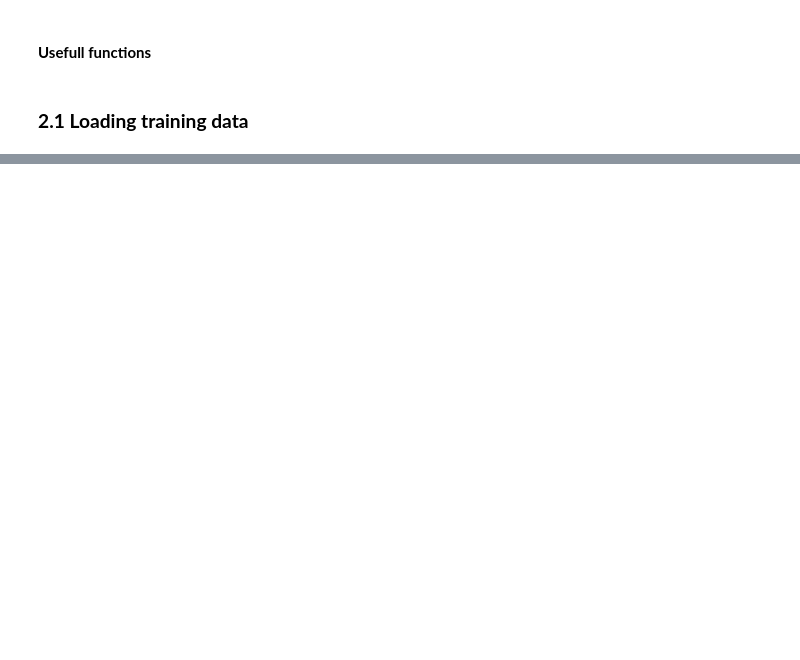
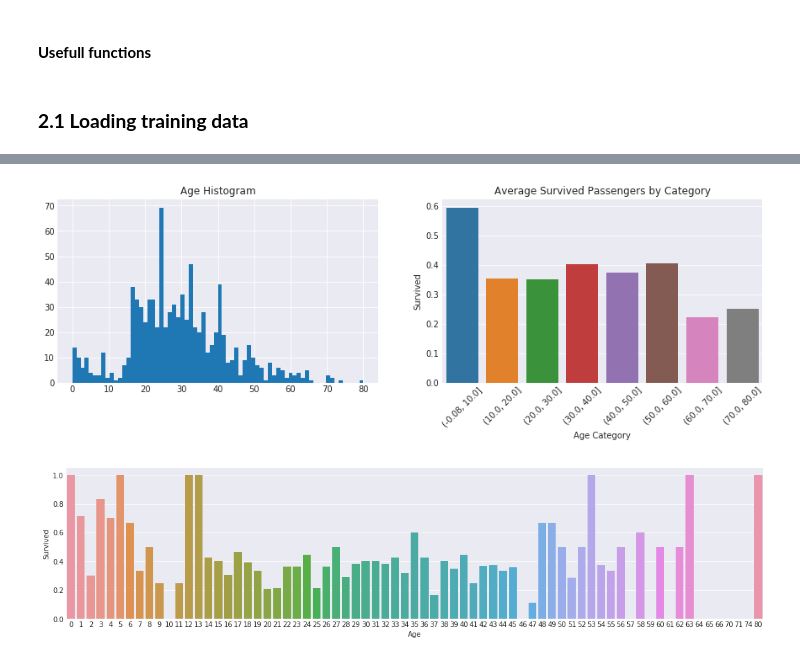
Before and after one commit to willianmrs/kaggle_titanic, a Jupyter notebook: exploration.ipynb, the cells around one changed output, grey strips where cells are left out. Drawn from its saved outputs; the diff is of its cells as text; code cells hidden in the pictures; blank space fills up the shorter version.

```diff
--- a/exploration.ipynb
+++ b/exploration.ipynb
@@ -104,0 +133,35 @@ test.head()
+# %%
+# Age
+
+fig, (axis1, axis2) = plt.subplots(1, 2,figsize=(15,4))
+axis1.set_title('Age Histogram')
+axis2.set_title('Average Survived Passengers by Category')
+
+average_age = df_train["Age"].mean()
+std_age = df_train["Age"].std()
+count_nan_age = df_train["Age"].isnull().sum()
+
+# Replace nan ages with a random age based on average +- std
+fill_age = np.random.randint(average_age - std_age, average_age + std_age, size = count_nan_age)
+df_train.loc[np.isnan(df_train["Age"]), 'Age'] = fill_age
+
+df_train['Age'] = df_train['Age'].astype(int)
+
+# Categorize Age - 10 years by category
+df_train['Age Category'] = pd.cut(df_train['Age'], 8)
+
+# average survived passengers by category
+age_perc = df_train[["Age Category", "Survived"]].groupby(['Age Category'], as_index=False).mean()
+df_train['Age'].astype(int).hist(bins=70, ax=axis1)
+
+__ = sns.barplot(x='Age Category', y='Survived', data=age_perc)
+__ = __.set_xticklabels(age_perc['Age Category'].unique(), rotation=45)
+
+# average survived passengers by age
+fig, axis1 = plt.subplots(1,1,figsize=(18,4))
+average_age = df_train[["Age", "Survived"]].groupby(['Age'],as_index=False).mean()
+__ = sns.barplot(x='Age', y='Survived', data=average_age)
+# __.set_tittle('Average survived passengers by age')
+# %% [output]
+[figure, added]
+[figure, added]
```
Also changed, not shown: parts of 12 cells of this notebook.
